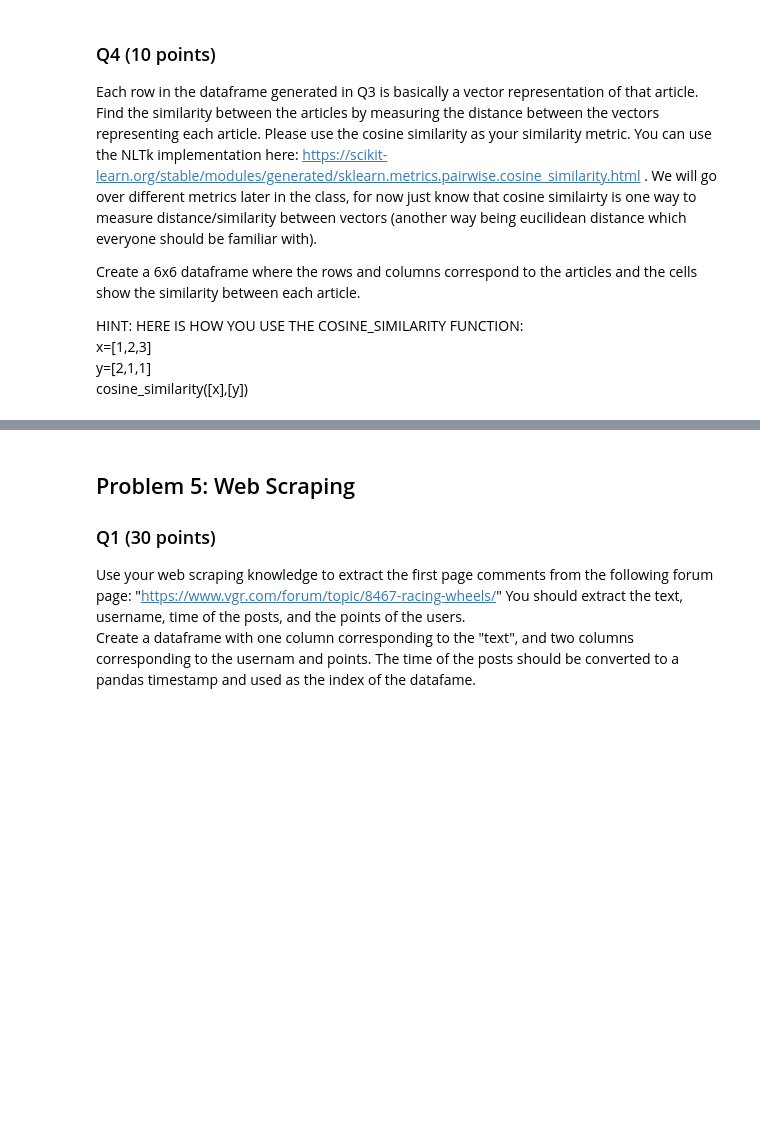
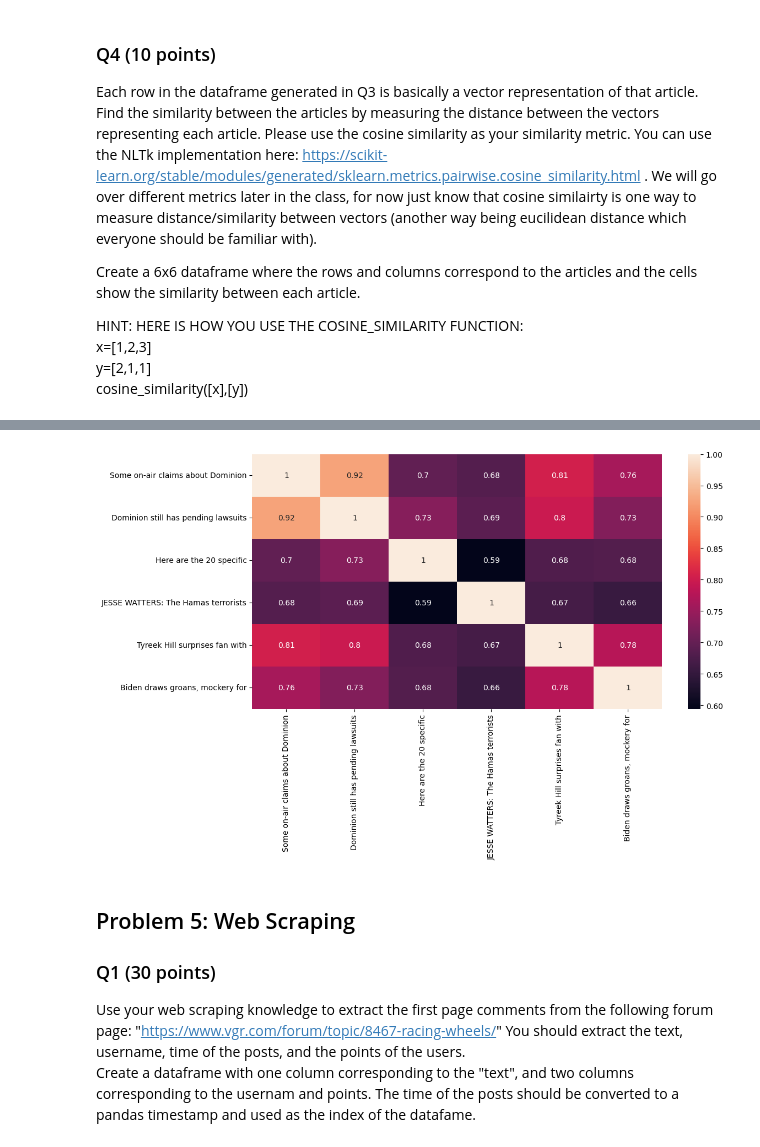
Before and after one commit to lostflux/data-mining, a Jupyter notebook: assignments/01/Assignment_1.ipynb, the cells around one changed output, grey strips where cells are left out. Saved outputs shown, nothing was run; the diff lists cells and outputs as text; code cells hidden in the pictures; blank space fills up the shorter version.

```diff
--- a/assignments/01/Assignment_1.ipynb
+++ b/assignments/01/Assignment_1.ipynb
@@ -263,0 +586,28 @@ Create a dataframe where the rows correspond to the six articles (you can use th
+# %%
+# write your code here
+"""
+    - rows correspond to the six articles
+    - columns correspond to the top 10 words extracted in Q2
+    - values correspond to the frequency of the word in the article
+"""
+
+# create a dataframe with 6 rows and 10 columns
+unique_words = set()
+for article in article_df_cleaned_top_10_words['top_10_words']:
+    for word, count in article:
+        unique_words.add(word)
+
+columns=list(unique_words)
+
+rows = [ " ".join(title.split()[:5]) for title in article_df_cleaned_top_10_words["title"]]
+
+words_freq = pd.DataFrame(index=rows, columns=columns)
+
+# fill in the dataframe
+for index, word_list in enumerate(article_df_cleaned_top_10_words['top_10_words']):
+    for word, count in word_list:
+        words_freq.loc[rows[index], word] = count
+
+# replace NaN with 0
+words_freq = words_freq.fillna(0)
+words_freq.head(10)
@@ -281,0 +638,15 @@ from sklearn.metrics.pairwise import cosine_similarity
+# %%
+from sklearn.metrics.pairwise import cosine_similarity
+
+# compute cosine similarity between each pair of articles
+# write your code here
+cosine_similarity = cosine_similarity(words_freq)
+cosine_similarity_df = pd.DataFrame(cosine_similarity, index=rows, columns=rows)
+display(cosine_similarity_df.head(10))
+
+# show heatmap
+import seaborn as sns
+plt.figure(figsize=(12, 6))
+sns.heatmap(cosine_similarity_df, annot=True)
+plt.show()
+# %% [output]
@@ -282,3 +660,4 @@ from sklearn.metrics.pairwise import cosine_similarity
+[figure, added]
 # %% [markdown]
 ## Problem 5: Web Scraping
 
```
Also changed, not shown: parts of 25 cells of this notebook.
